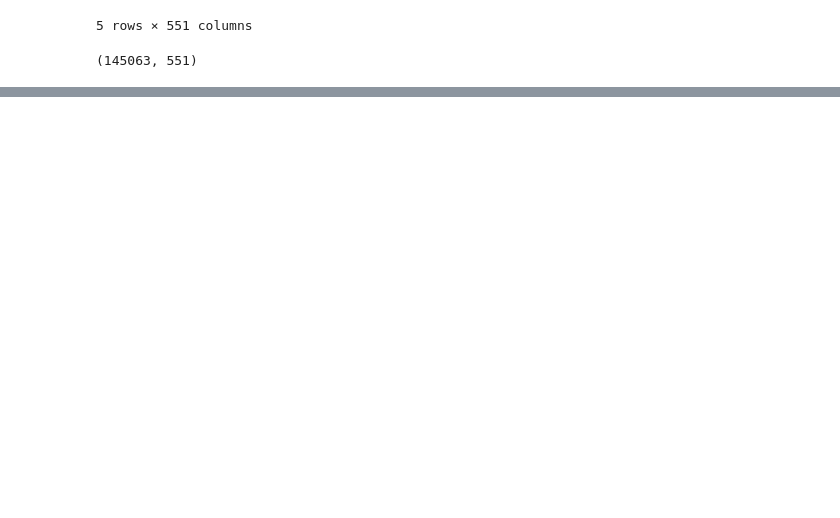
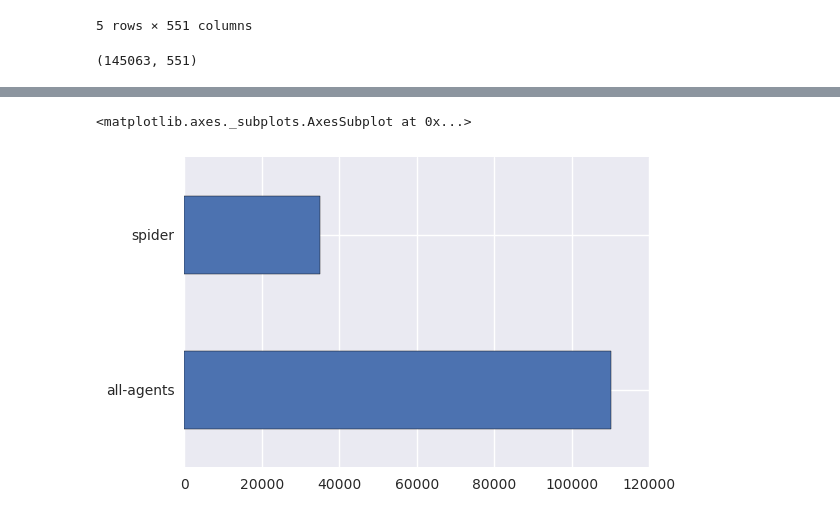
Before and after one commit to darekarsam/Web-Traffic-Forecasting, a Jupyter notebook: Web Traffic Time Series Forecasting.ipynb, the cells around one changed output, grey strips where cells are left out. Drawn from its saved outputs; the diff is of its cells as text; code cells hidden in the pictures; blank space fills up the shorter version.

```diff
--- a/Web Traffic Time Series Forecasting.ipynb
+++ b/Web Traffic Time Series Forecasting.ipynb
@@ -35,0 +53,5 @@ key.shape
+# %%
+trainDF.agent.value_counts().plot(kind="barh")
+# %% [output]
+<matplotlib.axes._subplots.AxesSubplot at 0x...>
+[figure, added]
```
Also changed, not shown: parts of 16 cells of this notebook.
